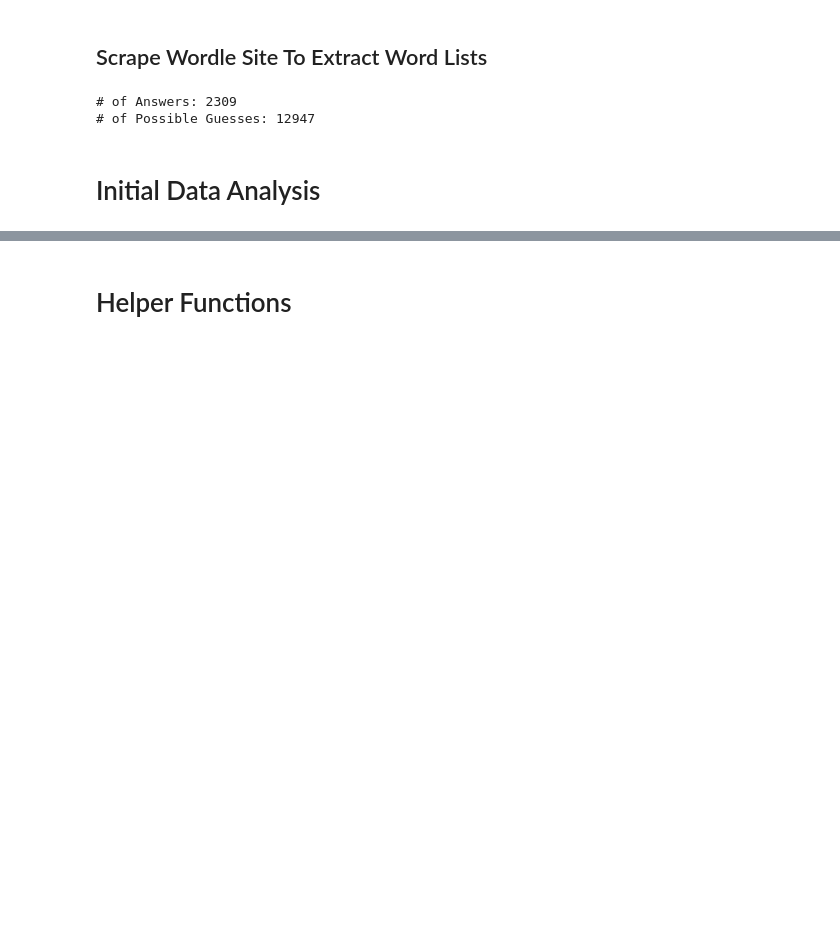
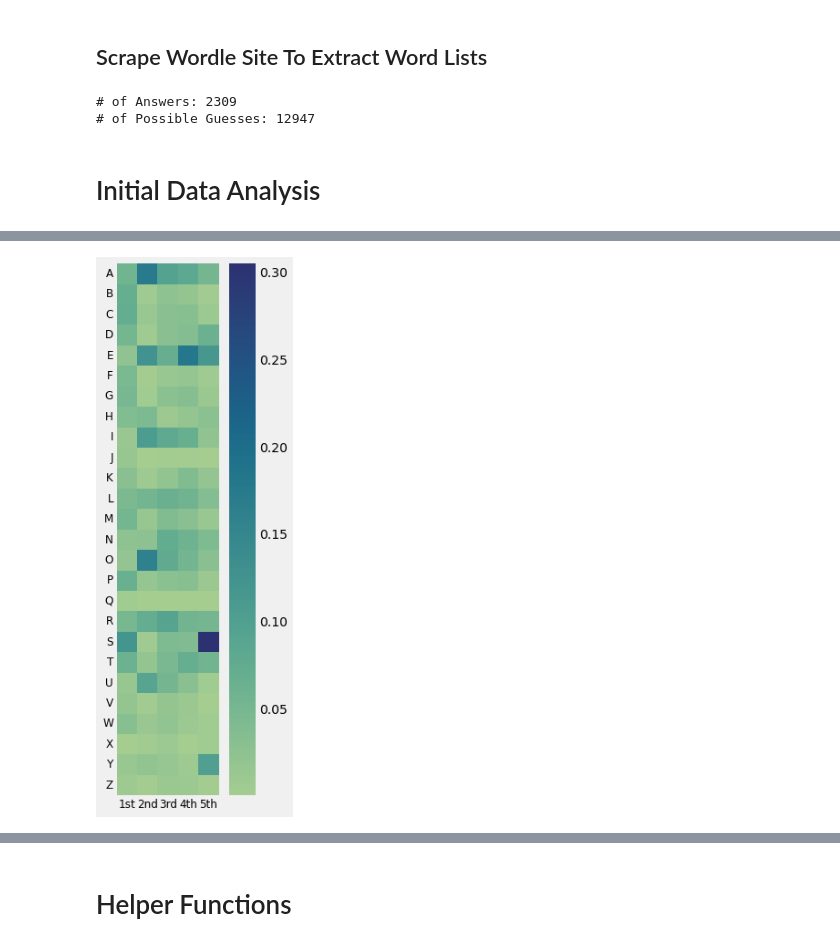
Before and after one commit to noah-kg/wordle-data-analysis, a Jupyter notebook: Wordle Analysis.ipynb, the cells around one changed output, grey strips where cells are left out. Cells and saved outputs as stored; diff of their text form; code cells hidden in the pictures; blank space fills up the shorter version.

```diff
--- a/Wordle Analysis.ipynb
+++ b/Wordle Analysis.ipynb
@@ -178,15 +223,4 @@ plot_letter_dist(letter5_guess_counts, 'Last Letters in 10,638 Acceptable Guesse
 # %%
-#calculate probability for each letter in each position
-def letter_prob_guesses(letter):
-    letter = letter.upper()
-    letter1 = letter1_guess_counts[letter] / NUM_GUESSES
-    letter2 = letter2_guess_counts[letter] / NUM_GUESSES
-    letter3 = letter3_guess_counts[letter] / NUM_GUESSES
-    letter4 = letter4_guess_counts[letter] / NUM_GUESSES
-    letter5 = letter5_guess_counts[letter] / NUM_GUESSES
-
-    return [letter1, letter2, letter3, letter4, letter5]
-
 #create df of probabilities for each letter in each position
 letters = pd.DataFrame(columns = ['1st', '2nd', '3rd', '4th', '5th'],
                        index=sorted(guess_letter_counts.keys()))
@@ -196,6 +230,7 @@ for i in range(26):
     for j in range(5):
         letters.iloc[i,j] = probs[j]
 
+letters = letters.astype('float')
 letters
 # %% [output]
 |  | 1st | 2nd | 3rd | 4th | 5th |
@@ -217,0 +253,8 @@ letters
+# %%
+fig, ax = plt.subplots(figsize=(18,10))
+ax = sns.heatmap(letters, square=True, cmap='crest', cbar_kws={'shrink': 1, 'pad': 0.01})
+ax.set_yticklabels(ax.get_yticklabels(), rotation = 0, fontsize = 12)
+ax.set_xticklabels(ax.get_xticklabels(), rotation = 0, fontsize = 12)
+plt.show()
+# %% [output]
+[figure, added]
```
Also changed, not shown: parts of 15 cells of this notebook.
